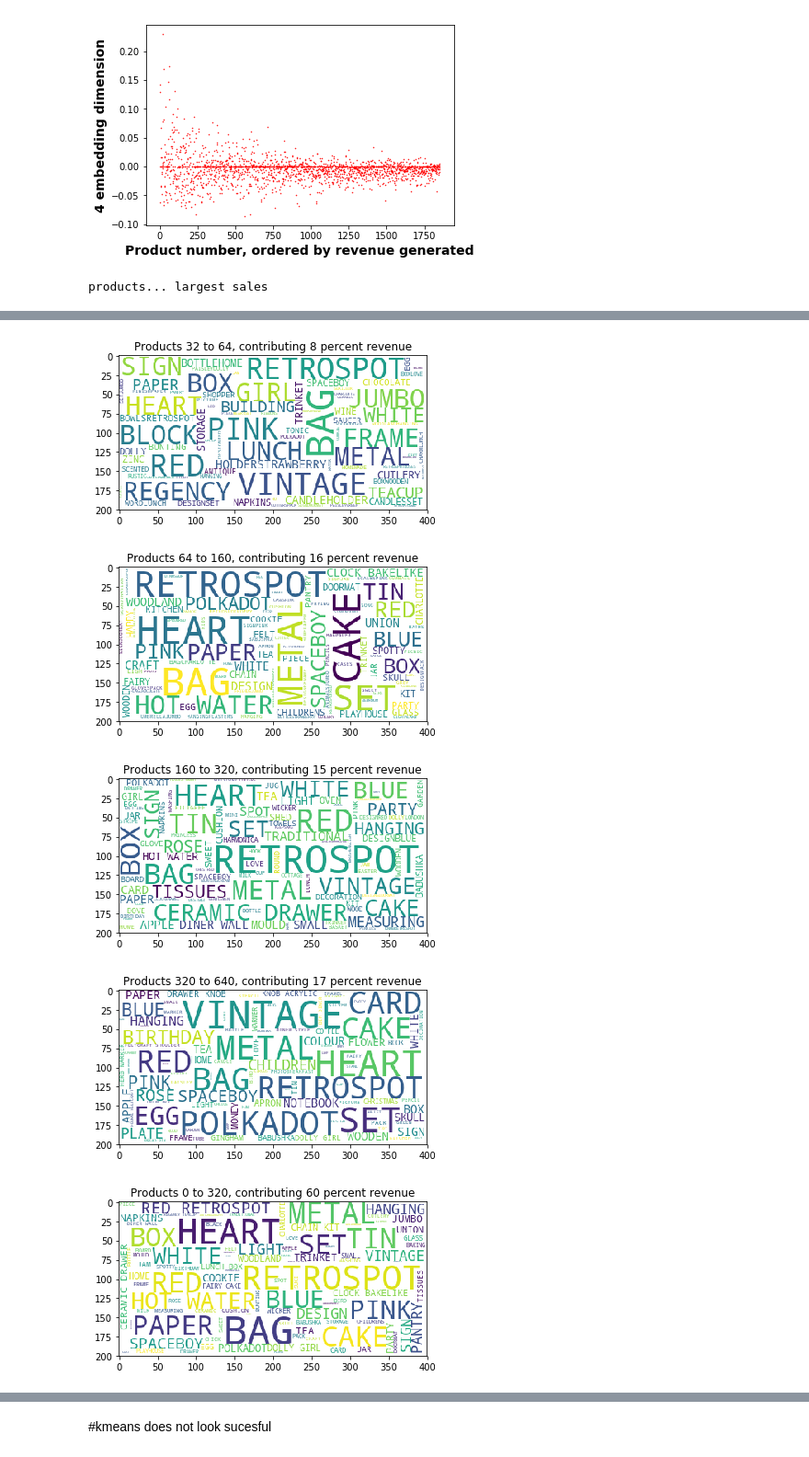
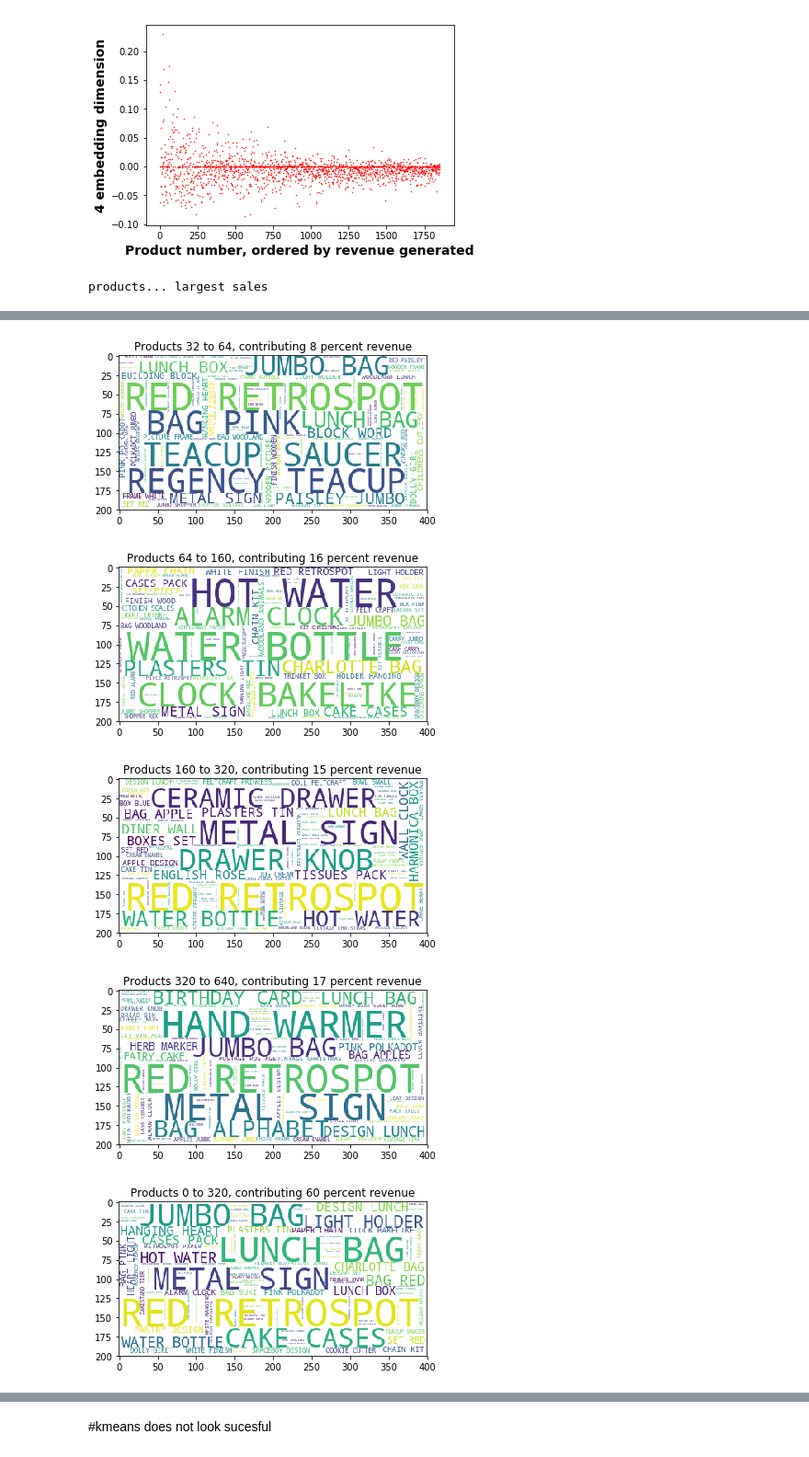
Before and after one commit to leexa90/E-commece-Data-Science, a Jupyter notebook: Untitled_cluster.ipynb, the cells around one changed output, grey strips where cells are left out. Shown at 92% size. Drawn from its saved outputs; the diff is of its cells as text; code cells hidden in the pictures.

```diff
--- a/Untitled_cluster.ipynb
+++ b/Untitled_cluster.ipynb
@@ -455,7 +455,7 @@ len(train),len(test),len(test2),len(test3),len(test4),len(test5)
 customer_info_orders.columns = [regex.sub("_", col) if any(x in str(col) for x in set(('[', ']', '<'))) else col for col in customer_info_orders.columns.values]
 
 predictors = list(customer_info_orders.keys()[3:8])+['mean_log_rev_train','Discount_given']+\
-                     list([x for x in customer_info_orders.keys() if 'svd' in str(x)]) [:30]
+                     list([x for x in customer_info_orders.keys() if 'svd' in str(x)]) [:3]
 colsA =  ['Revenue_2011_' + str(x) for x in [1,2,3,4]]+['Revenue_2010_12']
 customer_info_orders['mean_log_rev_train']= np.log10(1+np.mean(customer_info_orders[colsA].values,1))
 z = customer_info_orders[['pdt_'+str(x) for x in range(100)]].describe().loc['mean']
@@ -663,7 +656,7 @@ plt.show()
 24
 [figure]
 # %%
-num = np.array([0,1,2,3])
+num = np.array([0,1,2])
 U2=U[:,num]
 D2=D[num]
 V2=V[num]
@@ -678,0 +708,15 @@ these 0.107628865979 customers contribute 0.3306147793346917 of revenue
+# %%
+#looking at custer2
+cluster2 = customer_info_orders[(customer_info_orders['mean_log_rev_train']>0.0)&(customer_info_orders['svd_0']>0.030)&(customer_info_orders['svd_1']>0.00)]
+print 'these %s customers contribute %s of revenue ' %(1.*len(cluster2)/len(temp),np.sum(10**cluster2['mean_log_rev_train'])/np.sum(10**temp['mean_log_rev_train']))
+U2_cluster = U2[cluster2.index]
+cluster_affinity_product = np.matmul(U2_cluster,V2[:,:600])
+most_affinity_products = np.argsort(np.sum(cluster_affinity_product,0))[::-1]
+text = ''
+print np.sum((np.mean(U2_cluster,0)-kmeans.cluster_centers_)**2,1)**.5
+
+for i in stock_code_decribe[stock_code_decribe.StockCode_NR_int.isin(most_affinity_products[:50])]['Description'].apply(np.unique):
+            text = text+' ' + i[0]
+wordcloud = WordCloud().generate(text)
+wordcloud = WordCloud(max_font_size=50, max_words=100, background_color="white").generate(text)
+plt.imshow(wordcloud);plt.show()
@@ -703,12 +751,13 @@ print 'products... largest sales'
 ranges =[(0,32,20),(32,64,8),(64,160,16),(160,320,15),(320,640,17),(0,320,60)]
 for j in ranges:
     closest_to_inside = np.argsort(V2[0,:])[::-1]
-    stock_code_decribe = data2.groupby('StockCode_NR_int')['Description'].apply(np.unique).reset_index(drop=False)
+    stock_code_decribe = data2.groupby('StockCode_NR_int')['Description'].apply(list).reset_index(drop=False)
     closest_pdts = closest_to_inside[j[0]:j[1]]
     #print stock_code_decribe[stock_code_decribe.StockCode_NR_int.isin(closest_pdts)]
     text = ''
-    for i in stock_code_decribe[stock_code_decribe.StockCode_NR_int.isin(closest_pdts)]['Description'].values:
-        text = text + i[0]
+    for k in stock_code_decribe[stock_code_decribe.StockCode_NR_int.isin(closest_pdts)]['Description'].values:
+        for i in k[::10]:
+            text = text+' ' + i
     wordcloud = WordCloud().generate(text)
     wordcloud = WordCloud(max_font_size=50, max_words=100, background_color="white").generate(text)
     plt.title('Products %s to %s, contributing %s percent revenue'%j)
@@ -719,8 +768,8 @@ products... largest sales
-[figure, old version]
+[figure, new version]
-[figure, old version]
+[figure, new version]
-[figure, old version]
+[figure, new version]
-[figure, old version]
+[figure, new version]
-[figure, old version]
+[figure, new version]
 # %%
 #get products with largest values for svd_0
 from wordcloud import WordCloud
```
Also changed, not shown: parts of 14 cells of this notebook, 2 other files.
